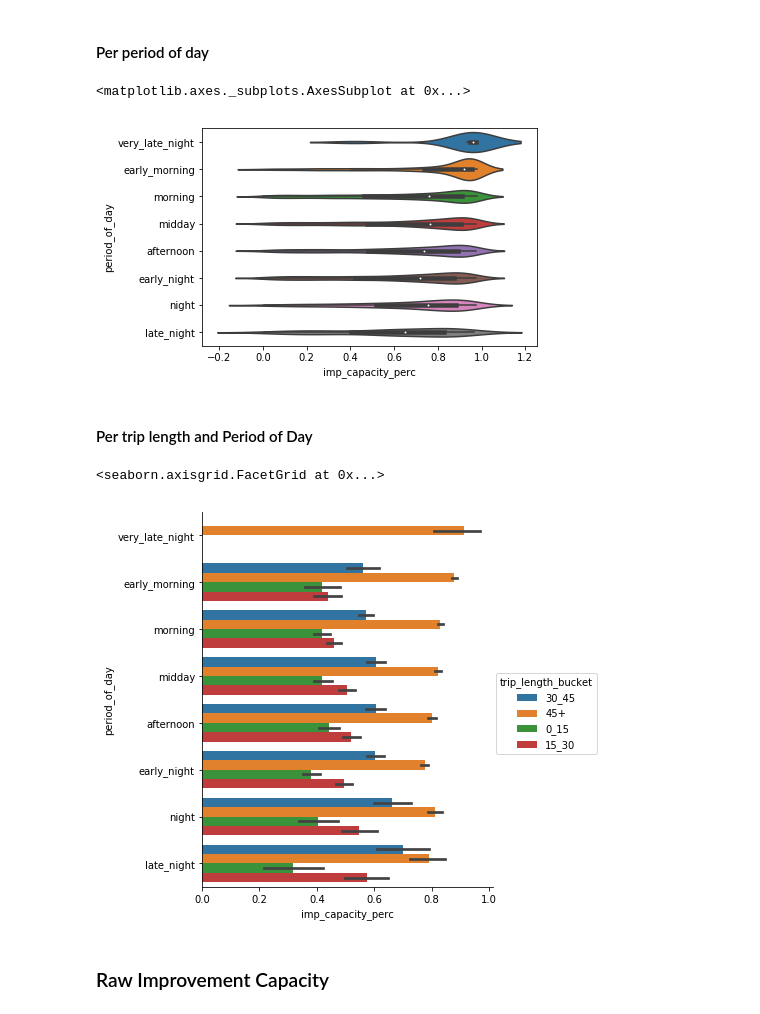
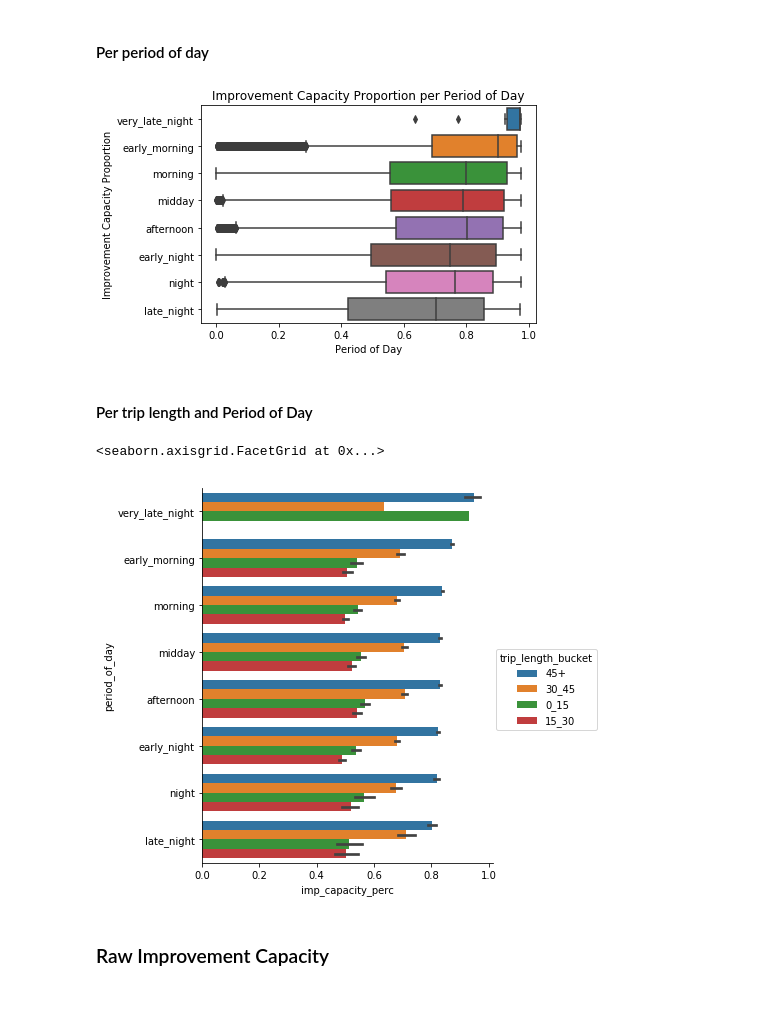
Before and after one commit to tarcisobraz/trips-optimality-exp, a Jupyter notebook: trip-decision-improvement-capacity-analysis.ipynb, the cells around one changed output. Saved outputs shown, nothing was run; the diff lists cells and outputs as text; code cells hidden in the pictures.

Commit message:
Evaluating the whole experiment data.

```diff
--- a/trip-decision-improvement-capacity-analysis.ipynb
+++ b/trip-decision-improvement-capacity-analysis.ipynb
@@ -83,0 +173,2 @@ dtype: int64
+# %%
+imp_cap_df['lower_than_0'] = imp_cap_df['imp_capacity'] < 0
@@ -84,3 +193,5 @@ dtype: int64
+# %%
+imp_cap_df = imp_cap_df[np.logical_not(imp_cap_df.lower_than_0)]
 # %% [markdown]
 #### Computing Improvement Capacity as a Percentage to avoid value magnitude bias
 # %%
@@ -102,7 +213,7 @@ imp_cap_df.head(10)
 # %% [markdown]
 #### Computing hour of day and period of day for each trip
 # %%
-imp_cap_df['hour_of_day'] = pd.to_datetime(imp_cap_df['o_datetime'], format='%Y-%m-%d %H:%M:%S').dt.hour
+imp_cap_df['hour_of_day'] = pd.to_datetime(imp_cap_df['exec_start_time'], format='%Y-%m-%d %H:%M:%S').dt.hour
 # %%
 period_of_day_list = [('hour_of_day', [0,1,2,3,4,5,6,7,8,9,10,11,12,13,14,15,16,17,18,19,20,21,22,23]),
          ('period_of_day', ['very_late_night','very_late_night','very_late_night','very_late_night','early_morning','early_morning','early_morning','morning','morning','morning','morning','midday','midday','midday','afternoon','afternoon','afternoon','early_night','early_night','early_night','night','night','late_night','late_night'])]
@@ -131,8 +242,10 @@ def get_trip_len_bucket(trip_duration):
         return '15_30'
     elif (trip_duration < 45):
         return '30_45'
+    elif (trip_duration >= 45):
+        return '45+'
     else:
-        return '45+'
+        return 'NA'
 
 
 imp_cap_df['trip_length_bucket'] = imp_cap_df['executed_duration'].apply(get_trip_len_bucket)
@@ -225,17 +340,19 @@ sns.violinplot(x='hour_of_day',y='imp_capacity_perc', data=filtered_imp_cap_df)
 #### Per period of day
 # %%
 period_of_day_order = ['very_late_night','early_morning','morning','midday','afternoon','early_night','night','late_night']
-sns.violinplot(x='imp_capacity_perc',y='period_of_day', data=filtered_imp_cap_df, order=period_of_day_order)
+ax = sns.boxplot(x='imp_capacity_perc',y='period_of_day', data=filtered_imp_cap_df, order=period_of_day_order)
+ax.set(xlabel='Period of Day',ylabel='Improvement Capacity Proportion',title='Improvement Capacity Proportion per Period of Day')
+plt.show()
 # %% [output]
-<matplotlib.axes._subplots.AxesSubplot at 0x...>
-[figure, old version]
+[figure, new version]
 # %% [markdown]
 #### Per trip length and Period of Day
 # %%
+col_order = ['very_late_night','early_morning','morning','midday','afternoon','early_night','night','late_night']
 sns.factorplot(x='imp_capacity_perc',y='period_of_day',hue='trip_length_bucket', data=filtered_imp_cap_df, kind='bar', size=6, order=col_order)
 # %% [output]
 <seaborn.axisgrid.FacetGrid at 0x...>
-[figure, old version]
+[figure, new version]
 # %% [markdown]
 ### Raw Improvement Capacity
 # %% [markdown]
```
Also changed, not shown: parts of 30 cells of this notebook.
